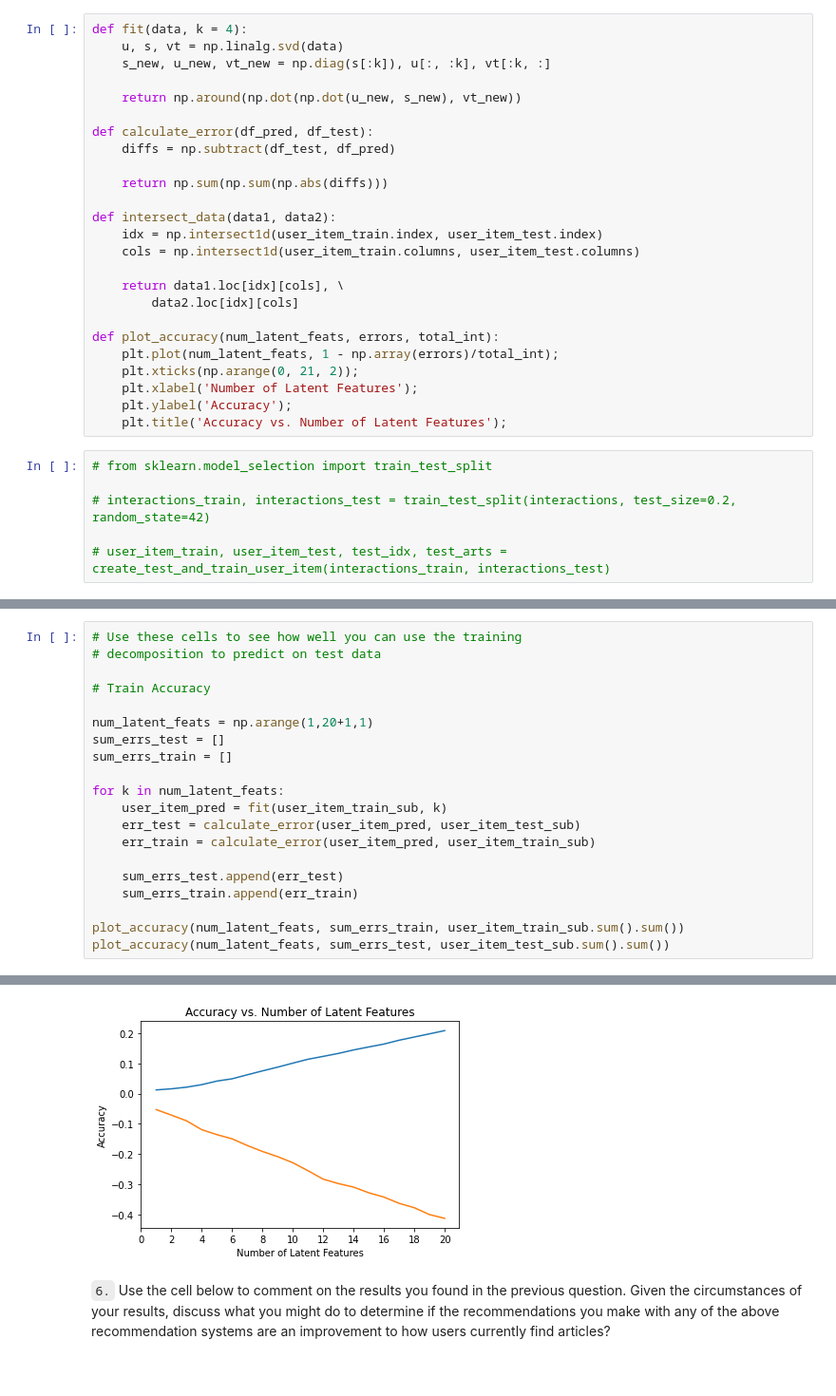
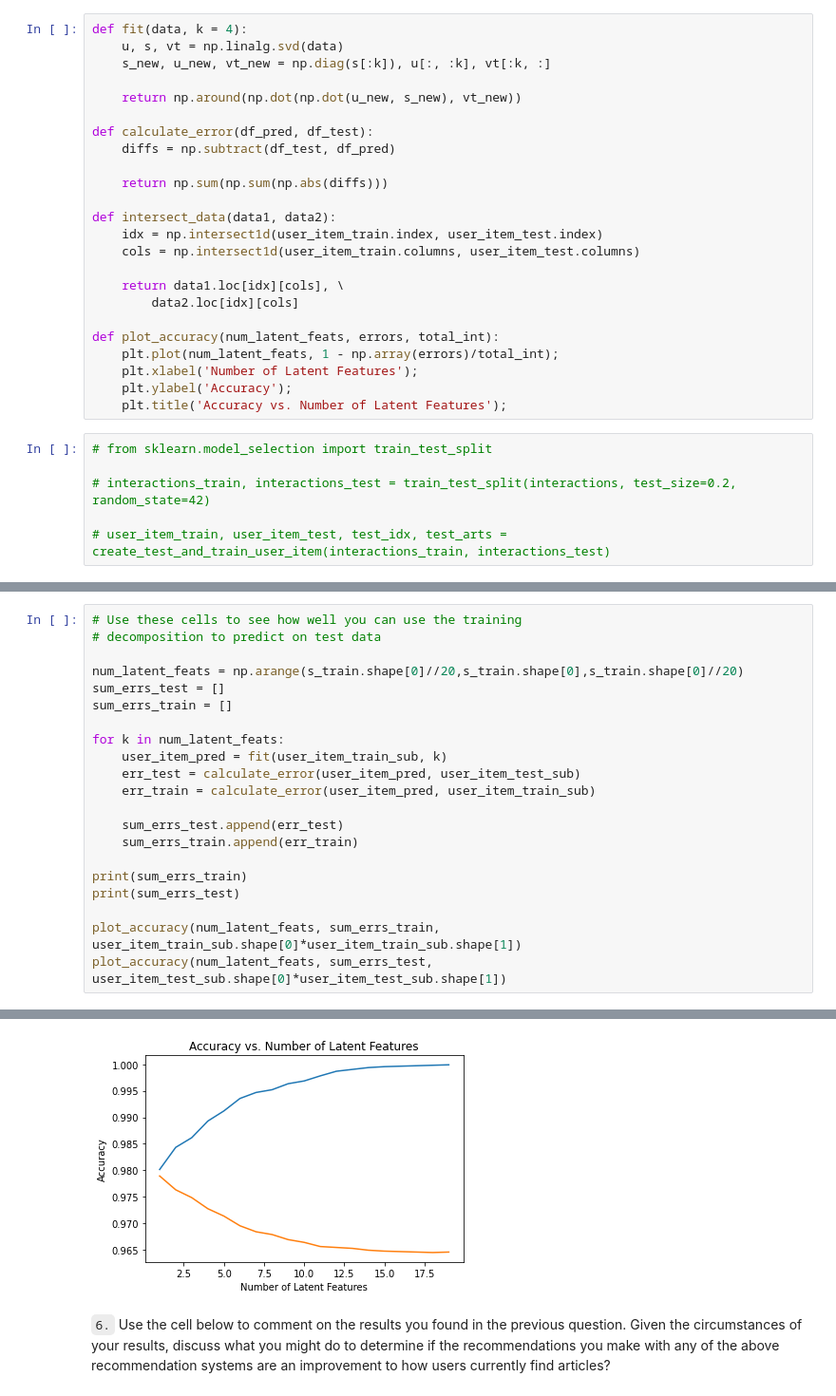
Before and after one commit to netxph/ibm-recommend, a Jupyter notebook: notebooks/03 - Recommendation Pipeline.ipynb, the cells around one changed output, grey strips where cells are left out. Shown at 95% size. Saved outputs shown, nothing was run; the diff lists cells and outputs as text.

```diff
--- a/notebooks/03 - Recommendation Pipeline.ipynb
+++ b/notebooks/03 - Recommendation Pipeline.ipynb
@@ -701,7 +701,6 @@ def intersect_data(data1, data2):
 
 def plot_accuracy(num_latent_feats, errors, total_int):
     plt.plot(num_latent_feats, 1 - np.array(errors)/total_int);
-    plt.xticks(np.arange(0, 21, 2));
     plt.xlabel('Number of Latent Features');
     plt.ylabel('Accuracy');
     plt.title('Accuracy vs. Number of Latent Features');
@@ -726,9 +725,7 @@ u_train.shape, s_train.shape, vt_train.shape
 # Use these cells to see how well you can use the training
 # decomposition to predict on test data
 
-# Train Accuracy
-
-num_latent_feats = np.arange(1,20+1,1)
+num_latent_feats = np.arange(s_train.shape[0]//20,s_train.shape[0],s_train.shape[0]//20)
 sum_errs_test = []
 sum_errs_train = []
 
@@ -740,6 +737,9 @@ for k in num_latent_feats:
     sum_errs_test.append(err_test)
     sum_errs_train.append(err_train)
 
-plot_accuracy(num_latent_feats, sum_errs_train, user_item_train_sub.sum().sum())
-plot_accuracy(num_latent_feats, sum_errs_test, user_item_test_sub.sum().sum())
+print(sum_errs_train)
+print(sum_errs_test)
+
+plot_accuracy(num_latent_feats, sum_errs_train, user_item_train_sub.shape[0]*user_item_train_sub.shape[1])
+plot_accuracy(num_latent_feats, sum_errs_test, user_item_test_sub.shape[0]*user_item_test_sub.shape[1])
 # %% [output]
@@ -746,4 +748,4 @@ plot_accuracy(num_latent_feats, sum_errs_test, user_item_test_sub.sum().sum())
-[figure, old version]
+[figure, new version]
 # %% [markdown]
 `6.` Use the cell below to comment on the results you found in the previous question. Given the circumstances of your results, discuss what you might do to determine if the recommendations you make with any of the above recommendation systems are an improvement to how users currently find articles?
 # %% [markdown]
```
Also changed, not shown: parts of 4 cells of this notebook.
